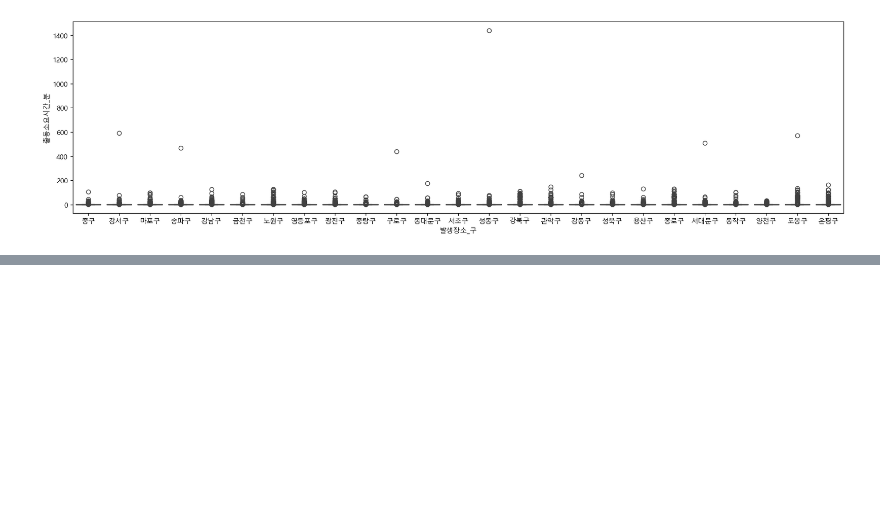
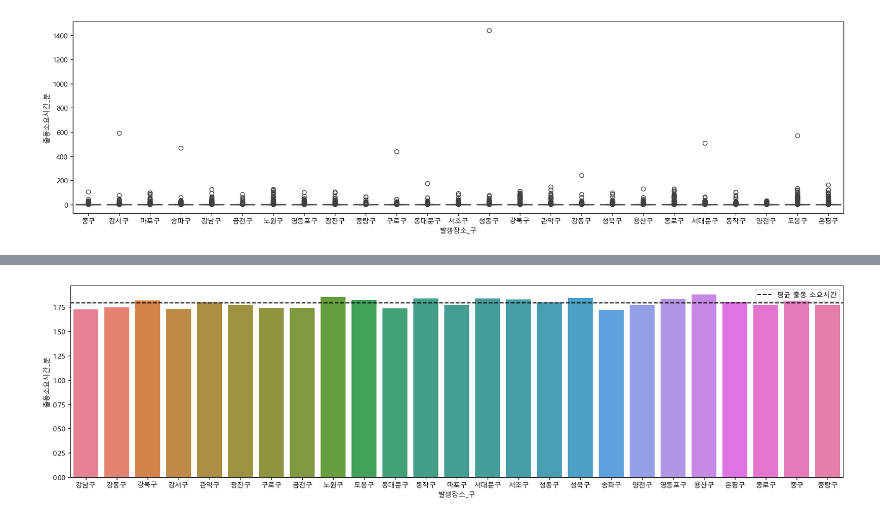
Before and after one commit to JuyeongKime2/FireRescueDataAnalysis_pj, a Jupyter notebook: pandas.ipynb, the cells around one changed output, grey strips where cells are left out. Saved outputs shown, nothing was run; the diff lists cells and outputs as text; code cells hidden in the pictures; blank space fills up the shorter version.

```diff
--- a/pandas.ipynb
+++ b/pandas.ipynb
@@ -1125,0 +1176,20 @@ thereshold = mean+ 3 *std #기준점 지정: 평균에서 표준편차의 3배
+# %%
+# '출동 소요시간_분'의 평균값 계산
+mean_time = df_cleaned_pivot['출동소요시간_분'].mean()
+
+# 그래프 크기 설정
+plt.figure(figsize=(20, 5))
+
+# 구별 평균 출동 소요시간 막대 그래프 생성
+sns.barplot(data=df_cleaned_pivot, x='발생장소_구', y='출동소요시간_분', hue='발생장소_구')
+
+# 전체 평균 출동 소요시간을 표시하는 수평선 추가
+plt.axhline(mean_time, color='black', linestyle='--', label='평균 출동 소요시간')
+
+# 범례 표시
+plt.legend()
+
+# 그래프 출력
+plt.show()
+# %% [output]
+[figure, added]
```
Also changed, not shown: parts of 9 cells of this notebook.
